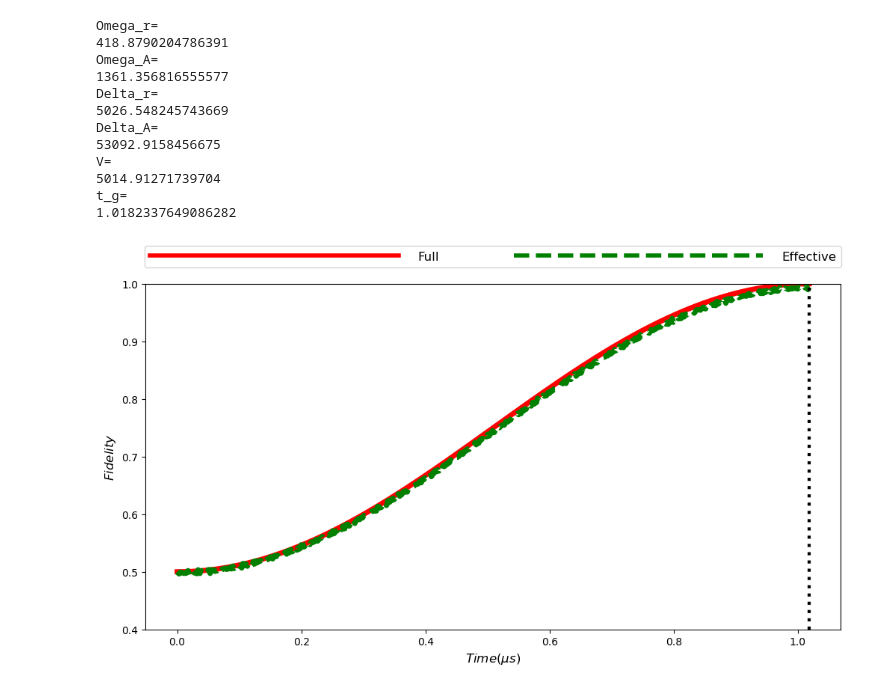
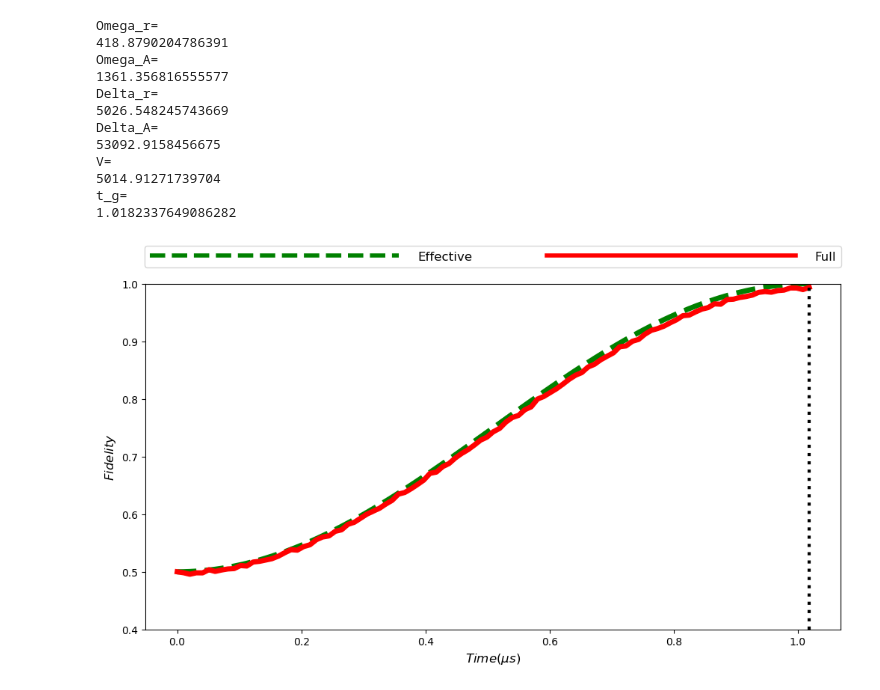
Before and after one commit to Leonardo-Liszt/My_Quantum_Projects, a Jupyter notebook: codes/CCNOT_simulate.ipynb, the cells around one changed output. Cells and saved outputs as stored; diff of their text form; code cells hidden in the pictures.

```diff
--- a/codes/CCNOT_simulate.ipynb
+++ b/codes/CCNOT_simulate.ipynb
@@ -6,6 +24,6 @@ from matplotlib.lines import Line2D
 # %%
 # ========================================================================================================================
-# FIG.1 Fidelitis of quantum Toffoli Gate plotted with H_eff and H_full
+# FIG.1 Fidelities of quantum Toffoli Gate plotted with H_eff and H_full
 # ========================================================================================================================
 
 # ============================================================
@@ -15,11 +33,11 @@ from matplotlib.lines import Line2D
 gamma = 1.5e-3       ## r->0,1的耗散
 gamma_A = 2 * np.pi     ## A->0,1的耗散
 
-Omega_r = 2*np.pi*(200/3)   ## ΩA试验值
+Omega_r = 2*np.pi*(200/3)   ## Ωr试验值
 print('Omega_r=')
 print(Omega_r)
 
-Omega_A= 3.25 * Omega_r     ## Ωr
+Omega_A= 3.25 * Omega_r     ## ΩA
 print('Omega_A=')
 print(Omega_A)
 
@@ -31,6 +49,7 @@ Delta_A = Delta_r*(Omega_A**2) / (Omega_r**2)       ##  ΔA/Δr=ΩA²/Ωr²  -->
 print('Delta_A=')
 print(Delta_A)
 
+
 V = Delta_r - (Omega_r**2)/(3*Delta_r)      ##  计算得到的RRI V满足的反阻塞条件
 print('V=')
 print(V)
@@ -40,15 +59,11 @@ g= (3*Omega_r**3)/(4*Delta_r**2)        ##  H_eff中耦合系数
 t_g = (2*np.sqrt(2)*np.pi*Delta_r**2)/(3*Omega_r**3)    ##  计算得到的Toffoli门实现时间
 print('t_g=')
 print(t_g)
-t_list = np.linspace(0, t_g, 1001)
+t_list = np.linspace(0, t_g, 101)
 
 # ============================================================
 # 1.2 基矢|ijk>...|lmn>定义，外积(投影算符)|ijk><lmn|定义
 # ============================================================
-
-N = 4   ##  每个原子Hilbert空间为dim[H]=4
-
-i0, i1, iA, ir = 0, 1, 2, 3     ##  标签每个原子能级标签
 
 def ket(i, j, k):
     return tensor(basis(N, i), basis(N, j), basis(N,k))     ##  三个原子张量积态基矢|ijk>定义
@@ -65,24 +80,11 @@ def H_eff(g):
     return H_eff_plus+H_eff_plus.dag()
 
 
+
 def H_full(Delta_r,Delta_A,Omega_r,Omega_A):        ##  原始Hamiltonian定义H_full定义，H_full=H1⊗I2⊗I3+I1⊗H2⊗I3+I1⊗I2⊗H3+H_V
 
     H_full=0     ##先初始化H，之后再将元素塞到H中
-
-    # 读取 Mathematica 导出的 H_full 矩阵
-    H_V = np.loadtxt("D:\\ScienceAPPs\\My_Projects\\My_Quantum_Projects\\codes\\data\\HV.dat", dtype=complex)              ##  H_V相互作用矩阵，只有主对角线元素
-    H_r0_plus = np.loadtxt("D:\\ScienceAPPs\\My_Projects\\My_Quantum_Projects\\codes\\data\\Hr0.dat", dtype=complex)       ##  H_full中只留与 r 有关项的上三角”元矩阵“(矩阵元均为1，起到占位的作用，方便后续匹配指数项与系数)
-    H_A0_plus = np.loadtxt("D:\\ScienceAPPs\\My_Projects\\My_Quantum_Projects\\codes\\data\\HA0.dat", dtype=complex)       ##  H_full中只留与 A 有关项的上三角“元矩阵”(矩阵元均为1，起到占位的作用，方便后续匹配指数项与系数)
-
-    H_V = Qobj(H_V,dims=[[N, N, N], [N, N, N]])     ##  导入的 H_V 数据结构变为Qutip指认的数据结构
     H_full += V*H_V
-
-    H_A0_plus=Qobj(H_A0_plus,dims=[[N, N, N], [N, N, N]])       ##  数据结构变为Qutip指认的数据结构
-    H_r0_plus=Qobj(H_r0_plus,dims=[[N, N, N], [N, N, N]])       ##  数据结构变为Qutip指认的数据结构
-
-    H_A0_minus=H_A0_plus.dag()      ##  厄米共轭
-    H_r0_minus=H_r0_plus.dag()      ##  厄米共轭
-
     H_td_A = [
         [Omega_A*H_A0_plus/2,  lambda t, args: np.exp(-1j * Delta_A * t)],
         [Omega_A*H_A0_minus/2, lambda t, args: np.exp(1j * Delta_A * t)]        ##  匹配系数，匹配指数
@@ -96,7 +98,7 @@ def H_full(Delta_r,Delta_A,Omega_r,Omega_A):        ##  原始Hamiltonian定义H
 
     return H_full       ##函数返回为H_full
 
-"D:\\ScienceAPPs\\My_Projects\\My_Quantum_Projects\\codes\\data\\HA0.dat"
+
 # ============================================================
 # 1.4 理想相位修正Toffoli门(返回的是理想相位修正Toffoli门作用后的态即U_{toffoli}|state>)，
 # ============================================================
@@ -120,6 +122,7 @@ def ideal_Toffoli(state):
     P(i1,i0,i0,i1,i0,i0)+
     P(i1,i0,i1,i1,i0,i1)-
     P(i1,i1,i0,i1,i1,i1)-
+
     P(i1,i1,i1,i1,i1,i0))*state
 
     return state_Toffoli
@@ -129,7 +132,8 @@ def ideal_Toffoli(state):
 # 1.5 保真度随时间变化函数定义，借助qutip的fidelity()函数
 # ============================================================
 def state_fidelity_vs_time(H, psi0, psi_ideal, t_list, c_ops):
-    result = mesolve(H, psi0, t_list, c_ops)
+    opts = Options(atol=1e-6, rtol=1e-6, nsteps=2000000, progress_bar=None, store_states=True)
+    result = mesolve(H, psi0, t_list, c_ops, options=opts)
     return [fidelity(psi_ideal, rho) for rho in result.states]
 
 # ============================================================
@@ -150,24 +154,24 @@ def c_ops(gamma, gamma_A):
     c_ops += [
     np.sqrt(gamma)   * tensor(basis(N, i0) * basis(N, ir).dag(), qeye(N), qeye(N)),# type: ignore
     np.sqrt(gamma)   * tensor(basis(N, i1) * basis(N, ir).dag(), qeye(N), qeye(N)),# type: ignore
-    np.sqrt(gamma_A) * tensor(basis(N, i0) * basis(N, iA).dag(), qeye(N), qeye(N)),# type: ignore
-    np.sqrt(gamma_A) * tensor(basis(N, i1) * basis(N, iA).dag(), qeye(N), qeye(N)), # type: ignore
+    # np.sqrt(gamma_A) * tensor(basis(N, i0) * basis(N, iA).dag(), qeye(N), qeye(N)),# type: ignore
+    # np.sqrt(gamma_A) * tensor(basis(N, i1) * basis(N, iA).dag(), qeye(N), qeye(N)), # type: ignore
     ]
 
     #原子2的Lindblad算符
     c_ops += [
     np.sqrt(gamma)   * tensor(qeye(N), basis(N, i0) * basis(N, ir).dag(), qeye(N)),# type: ignore
     np.sqrt(gamma)   * tensor(qeye(N), basis(N, i1) * basis(N, ir).dag(), qeye(N)),# type: ignore
-    np.sqrt(gamma_A) * tensor(qeye(N), basis(N, i0) * basis(N, iA).dag(), qeye(N)),# type: ignore
-    np.sqrt(gamma_A) * tensor(qeye(N), basis(N, i1) * basis(N, iA).dag(), qeye(N)),# type: ignore
+    # np.sqrt(gamma_A) * tensor(qeye(N), basis(N, i0) * basis(N, iA).dag(), qeye(N)),# type: ignore
+    # np.sqrt(gamma_A) * tensor(qeye(N), basis(N, i1) * basis(N, iA).dag(), qeye(N)),# type: ignore
     ]
 
     #原子3的Lindblad算符
     c_ops += [
     np.sqrt(gamma)   * tensor(qeye(N), qeye(N), basis(N, i0) * basis(N, ir).dag()),# type: ignore
     np.sqrt(gamma)   * tensor(qeye(N), qeye(N), basis(N, i1) * basis(N, ir).dag()),# type: ignore
-    np.sqrt(gamma_A) * tensor(qeye(N), qeye(N), basis(N, i0) * basis(N, iA).dag()),# type: ignore
-    np.sqrt(gamma_A) * tensor(qeye(N), qeye(N), basis(N, i1) * basis(N, iA).dag()),# type: ignore
+    # np.sqrt(gamma_A) * tensor(qeye(N), qeye(N), basis(N, i0) * basis(N, iA).dag()),# type: ignore
+    # np.sqrt(gamma_A) * tensor(qeye(N), qeye(N), basis(N, i1) * basis(N, iA).dag()),# type: ignore
     ]
     return c_ops
 
@@ -176,48 +180,48 @@ fidelity_eff = state_fidelity_vs_time(H_eff(g), psi0, psi_ideal, t_list, c_ops=[
 fidelity_full = state_fidelity_vs_time(H_full(Delta_r,Delta_A,Omega_r,Omega_A),psi0, psi_ideal, t_list, c_ops=[])   ## H_full保真度时间演化
 
 # ============================================================
-# 1.8 Fidelity图像，红线对应H_eff，绿线对应H_full
+# 1.8 fidelity_full (H_full) 绘制为红色实线，# fidelity_eff (H_eff) 绘制为绿色虚线
 # ============================================================
 
 fig, ax = plt.subplots(figsize=(12, 6))
 
-ax.plot(t_list, fidelity_eff, 'r-', lw=5)  # H_full
-ax.plot(t_list, fidelity_full, 'g--', lw=5)  # H_eff
+ax.plot(t_list, fidelity_eff, 'g--', lw=5)  # fidelity_eff (H_eff) 绘制为绿色虚线
+ax.plot(t_list, fidelity_full, 'r-', lw=5)  # H_eff
 ax.axvline(t_g, color='k', ls=':', lw=3)  # 门操作时间的竖线
 ax.set_xlabel(r"$Time (\mu s)$",fontsize=12)  # 横坐标标签
 ax.set_ylabel(r"$Fidelity$",fontsize=12)   # 纵坐标标签
 ax.set_ylim(0.4,1.0)
 
 proxy_artists = [
+    Line2D([0], [0], color='green', linestyle='--', linewidth=4, label='Effective'),
     Line2D([0], [0], color='red', linestyle='-', linewidth=4, label='Full'),
-    Line2D([0], [0], color='green', linestyle='--', linewidth=4, label='Effective')
 ]
 fig.legend(
     handles=proxy_artists,
     bbox_to_anchor=(0.012, -0.05, 1,1),  # 与图形等宽
     loc='upper center',          # 锚点位置
     mode='none',                   # 默认模式
     ncol=2,                      # 3列
     borderaxespad=-0.5,           # 边框内边距
     columnspacing=6,           # 列间距
     handlelength=20.0,            # 图例句柄长度
     handletextpad=1.5,           # 句柄与文本间距
     fontsize=12,
     fancybox=True
 )
 
 plt.show()
 # %% [output]
 Omega_r=
 418.8790204786391
 Omega_A=
 1361.356816555577
 Delta_r=
 5026.548245743669
 Delta_A=
 53092.9158456675
 V=
 5014.91271739704
 t_g=
 1.0182337649086282
-[figure, old version]
+[figure, new version]
```
Also changed, not shown: parts of 3 cells of this notebook, 7 other files.
